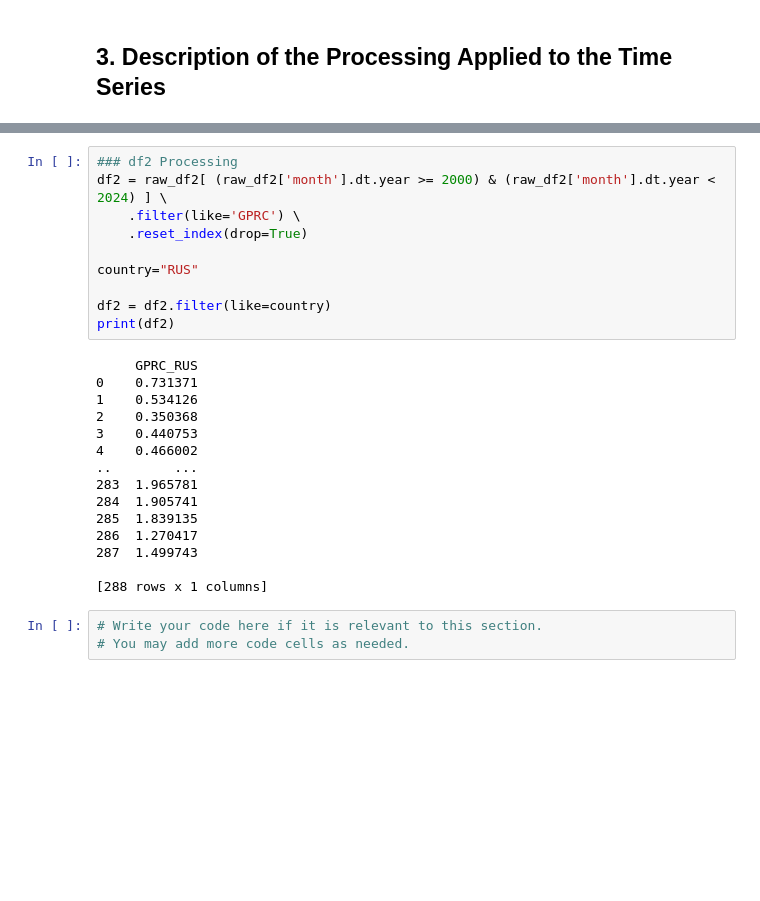
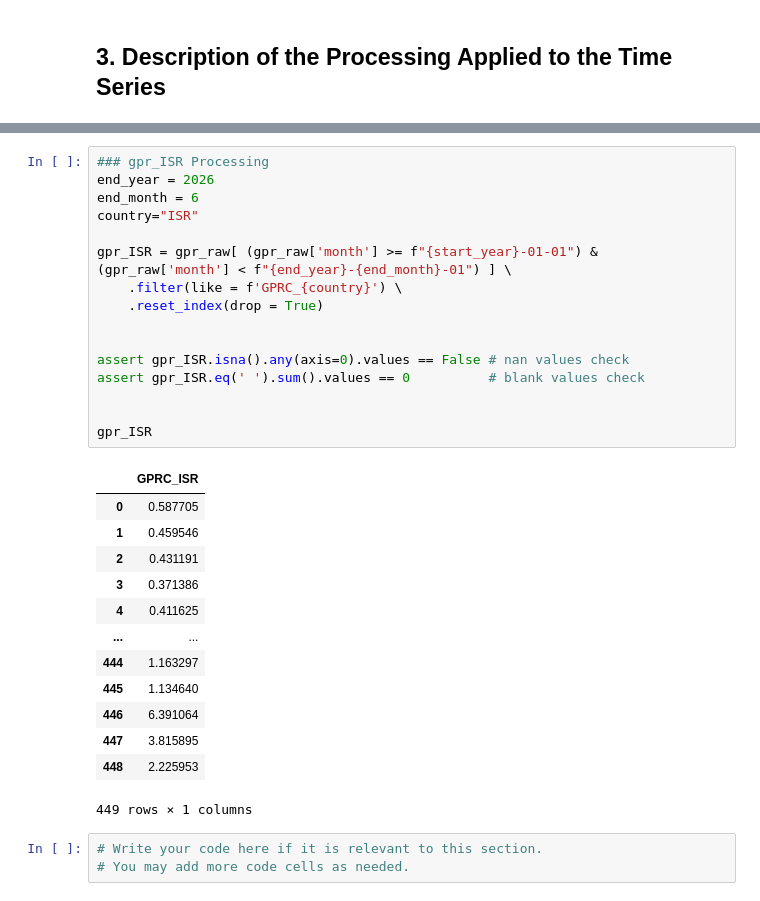
Before and after one commit to davidlvt6992/Time-Series-Analysis, a Jupyter notebook: notebooks/eng_template_project1_id1_id2.ipynb, the cells around one changed output, grey strips where cells are left out. Saved outputs shown, nothing was run; the diff lists cells and outputs as text; blank space fills up the shorter version.

```diff
--- a/notebooks/eng_template_project1_id1_id2.ipynb
+++ b/notebooks/eng_template_project1_id1_id2.ipynb
@@ -119,28 +171,33 @@ Name: olim, Length: 288, dtype: int64
 # %%
-### df2 Processing
-df2 = raw_df2[ (raw_df2['month'].dt.year >= 2000) & (raw_df2['month'].dt.year < 2024) ] \
-    .filter(like='GPRC') \
-    .reset_index(drop=True)
+### gpr_ISR Processing
+end_year = 2026
+end_month = 6
+country="ISR"
 
-country="RUS"
+gpr_ISR = gpr_raw[ (gpr_raw['month'] >= f"{start_year}-01-01") & (gpr_raw['month'] < f"{end_year}-{end_month}-01") ] \
+    .filter(like = f'GPRC_{country}') \
+    .reset_index(drop = True)
 
-df2 = df2.filter(like=country)
-print(df2)
+
+assert gpr_ISR.isna().any(axis=0).values == False # nan values check
+assert gpr_ISR.eq(' ').sum().values == 0          # blank values check
+
+
+gpr_ISR
 # %% [output]
+|  | GPRC_ISR |
+| 0 | 0.587705 |
+| 1 | 0.459546 |
+| 2 | 0.431191 |
+| 3 | 0.371386 |
+| 4 | 0.411625 |
+| ... | ... |
+| 444 | 1.163297 |
+| 445 | 1.134640 |
+| 446 | 6.391064 |
+| 447 | 3.815895 |
+| 448 | 2.225953 |
-     GPRC_RUS
-0    0.731371
-1    0.534126
-2    0.350368
-3    0.440753
-4    0.466002
-..        ...
-283  1.965781
-284  1.905741
-285  1.839135
-286  1.270417
-287  1.499743
-
-[288 rows x 1 columns]
+449 rows × 1 columns
 # %%
 # Write your code here if it is relevant to this section.
 # You may add more code cells as needed.
```
Also changed, not shown: parts of 9 cells of this notebook, 3 other files.
